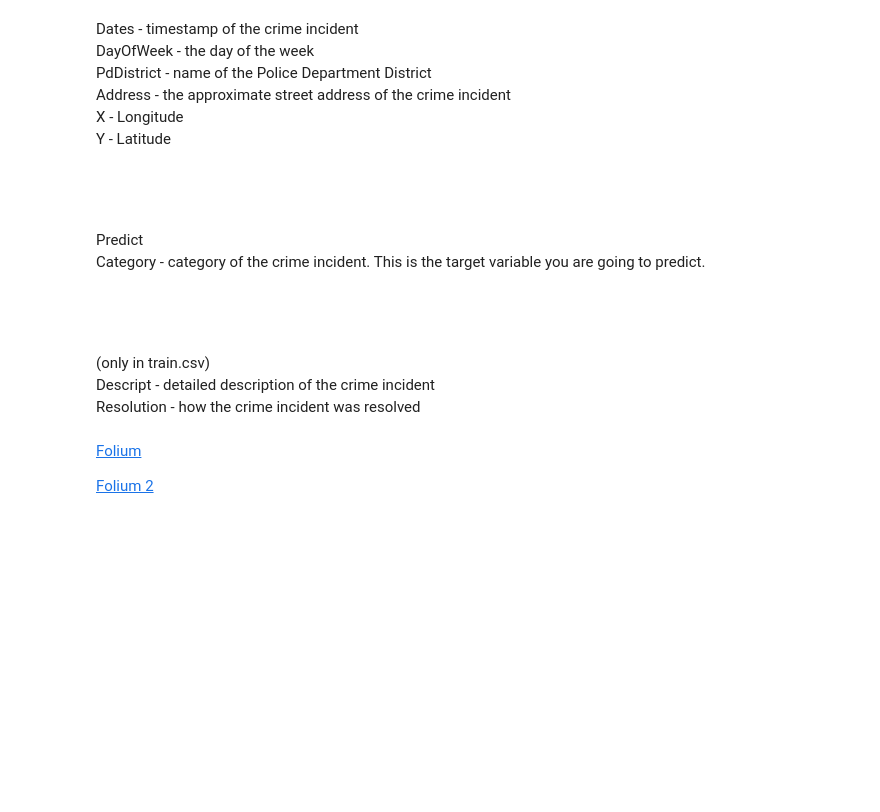
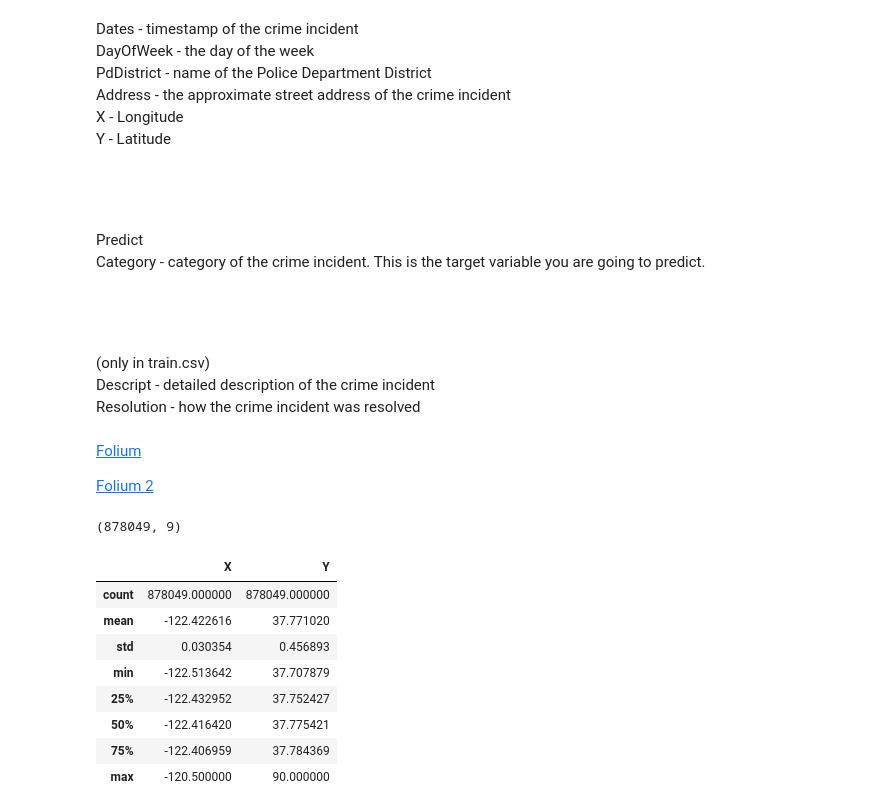
Before and after one commit to SUPREME-CODER/San-Francisco-Crime-Classification, a Jupyter notebook: San Francisco Crime Classification.ipynb, the cells around one changed output. Drawn from its saved outputs; the diff is of its cells as text; code cells hidden in the pictures; blank space fills up the shorter version.

```diff
--- a/San Francisco Crime Classification.ipynb
+++ b/San Francisco Crime Classification.ipynb
@@ -90,3 +118,19 @@ Resolution - how the crime incident was resolved<br>
 [Folium](https://www.kaggle.com/code/shinichioto/folium-and-other-visualization-models-etc)
 
 [Folium 2](https://www.kaggle.com/code/luckypen/san-francisco-crime-analysis/notebook)
+# %%
+data.shape
+# %% [output]
+(878049, 9)
+# %%
+data.describe()
+# %% [output]
+|  | X | Y |
+| count | 878049.000000 | 878049.000000 |
+| mean | -122.422616 | 37.771020 |
+| std | 0.030354 | 0.456893 |
+| min | -122.513642 | 37.707879 |
+| 25% | -122.432952 | 37.752427 |
+| 50% | -122.416420 | 37.775421 |
+| 75% | -122.406959 | 37.784369 |
+| max | -120.500000 | 90.000000 |
```
Also changed, not shown: parts of 6 cells of this notebook.
